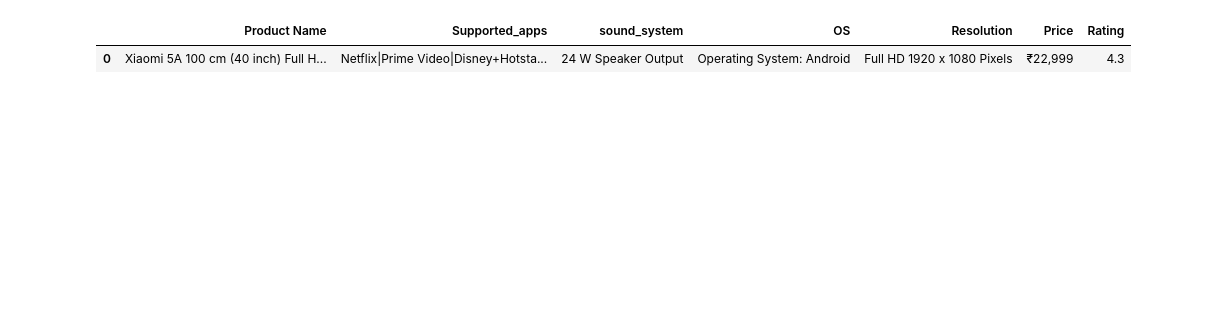
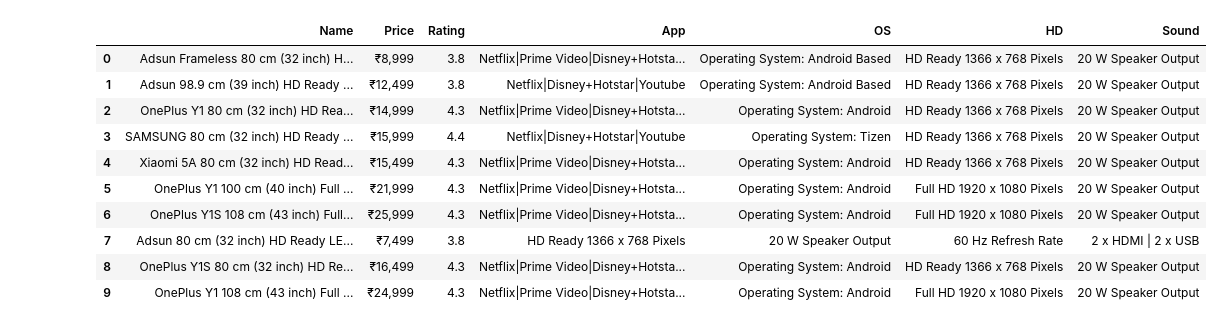
Before and after one commit to pamela0501/MyPython, a Jupyter notebook: Webscraping.ipynb, the cells around one changed output. Cells and saved outputs as stored; diff of their text form; code cells hidden in the pictures; blank space fills up the shorter version.

```diff
--- a/Webscraping.ipynb
+++ b/Webscraping.ipynb
@@ -58,29 +57,0 @@ IndexError: ignored
-# %%
-products=[]              #List to store the name of the product
-prices=[]                #List to store price of the product
-ratings=[]               #List to store rating of the product
-apps = []                #List to store supported apps
-os = []                  #List to store operating system
-hd = []                  #List to store resolution
-sound = []               #List to store sound output
-# %%
-for data in soup.findAll('div',class_='_3pLy-c row'):
-        names=data.find('div', attrs={'class':'_4rR01T'})
-        price=data.find('div', attrs={'class':'_30jeq3 _1_WHN1'})
-        rating=data.find('div', attrs={'class':'_3LWZlK'})
-        specification = data.find('div', attrs={'class':'fMghEO'})
-
-        for each in specification:
-            col=each.find_all('li', attrs={'class':'rgWa7D'})
-            app =col[0].text
-            os_ = col[1].text
-            hd_ = col[2].text
-            sound_ = col[3].text
-# %%
-products.append(names.text) # Add product name to list
-prices.append(price.text) # Add price to list
-apps.append(app)# Add supported apps specifications to list
-os.append(os_) # Add operating system specifications to list
-hd.append(hd_) # Add resolution specifications to list
-sound.append(sound_) # Add sound specifications to list
-ratings.append(rating.text)   #Add rating specifications to list
@@ -104,7 +102,16 @@ print(len(hd))
 # %%
 import pandas as pd
-df=pd.DataFrame({'Product Name':products,'Supported_apps':apps,'sound_system':sound,'OS':os,"Resolution":hd,'Price':prices,'Rating':ratings})
+df = pd.DataFrame(my_data, columns = ['Name', 'Price', "Rating", "App", "OS", "HD", "Sound"])
 df.head(10)
 # %% [output]
-|  | Product Name | Supported_apps | sound_system | OS | Resolution | Price | Rating |
-| 0 | Xiaomi 5A 100 cm (40 inch) Full H... | Netflix|Prime Video|Disney+Hotsta... | 24 W Speaker Output | Operating System: Android | Full HD 1920 x 1080 Pixels | ₹22,999 | 4.3 |
+|  | Name | Price | Rating | App | OS | HD | Sound |
+| 0 | Adsun Frameless 80 cm (32 inch) H... | ₹8,999 | 3.8 | Netflix|Prime Video|Disney+Hotsta... | Operating System: Android Based | HD Ready 1366 x 768 Pixels | 20 W Speaker Output |
+| 1 | Adsun 98.9 cm (39 inch) HD Ready ... | ₹12,499 | 3.8 | Netflix|Disney+Hotstar|Youtube | Operating System: Android Based | HD Ready 1366 x 768 Pixels | 20 W Speaker Output |
+| 2 | OnePlus Y1 80 cm (32 inch) HD Rea... | ₹14,999 | 4.3 | Netflix|Prime Video|Disney+Hotsta... | Operating System: Android | HD Ready 1366 x 768 Pixels | 20 W Speaker Output |
+| 3 | SAMSUNG 80 cm (32 inch) HD Ready ... | ₹15,999 | 4.4 | Netflix|Disney+Hotstar|Youtube | Operating System: Tizen | HD Ready 1366 x 768 Pixels | 20 W Speaker Output |
+| 4 | Xiaomi 5A 80 cm (32 inch) HD Read... | ₹15,499 | 4.3 | Netflix|Prime Video|Disney+Hotsta... | Operating System: Android | HD Ready 1366 x 768 Pixels | 20 W Speaker Output |
+| 5 | OnePlus Y1 100 cm (40 inch) Full ... | ₹21,999 | 4.3 | Netflix|Prime Video|Disney+Hotsta... | Operating System: Android | Full HD 1920 x 1080 Pixels | 20 W Speaker Output |
+| 6 | OnePlus Y1S 108 cm (43 inch) Full... | ₹25,999 | 4.3 | Netflix|Prime Video|Disney+Hotsta... | Operating System: Android | Full HD 1920 x 1080 Pixels | 20 W Speaker Output |
+| 7 | Adsun 80 cm (32 inch) HD Ready LE... | ₹7,499 | 3.8 | HD Ready 1366 x 768 Pixels | 20 W Speaker Output | 60 Hz Refresh Rate | 2 x HDMI | 2 x USB |
+| 8 | OnePlus Y1S 80 cm (32 inch) HD Re... | ₹16,499 | 4.3 | Netflix|Prime Video|Disney+Hotsta... | Operating System: Android | HD Ready 1366 x 768 Pixels | 20 W Speaker Output |
+| 9 | OnePlus Y1 108 cm (43 inch) Full ... | ₹24,999 | 4.3 | Netflix|Prime Video|Disney+Hotsta... | Operating System: Android | Full HD 1920 x 1080 Pixels | 20 W Speaker Output |
```
Also changed, not shown: parts of 6 cells of this notebook.
